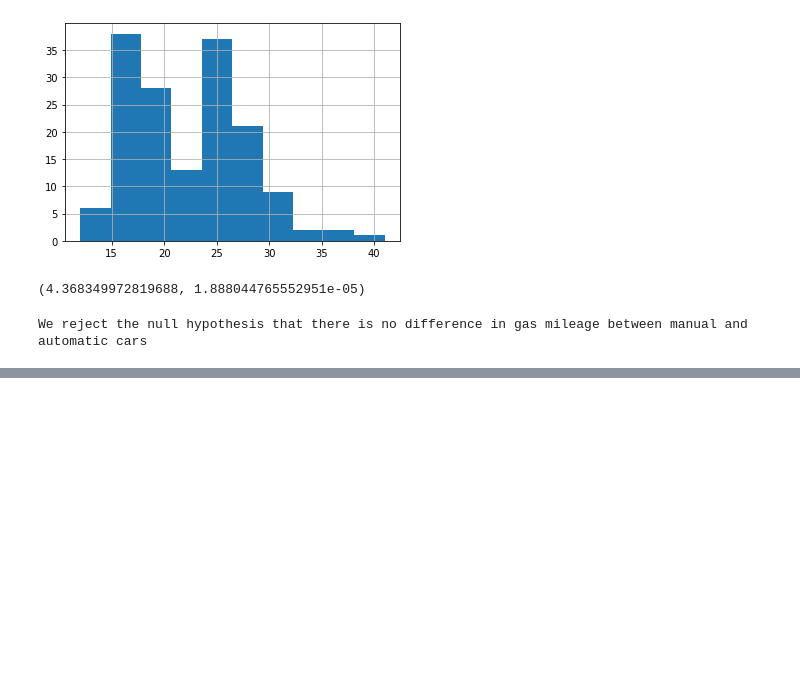
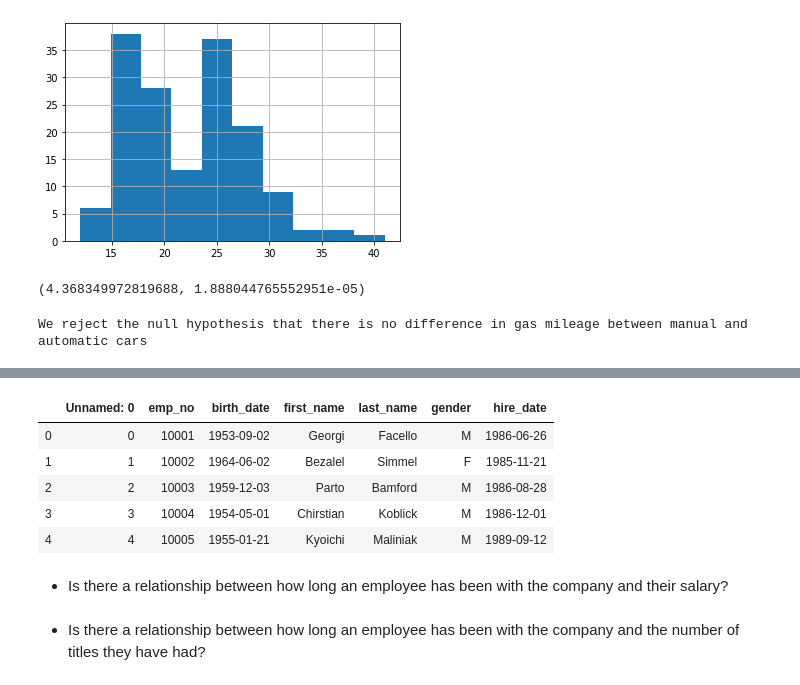
Before and after one commit to QuantumKane/statistics-exercises, a Jupyter notebook: hypothesis_testing.ipynb, the cells around one changed output, grey strips where cells are left out. Cells and saved outputs as stored; diff of their text form; code cells hidden in the pictures; blank space fills up the shorter version.

```diff
--- a/hypothesis_testing.ipynb
+++ b/hypothesis_testing.ipynb
@@ -212,0 +279,15 @@ We reject the null hypothesis that there is no difference in gas mileage between
+# %%
+# Loading the dataset
+df = pd.read_csv('employees.csv')
+df.head()
+# %% [output]
+|  | Unnamed: 0 | emp_no | birth_date | first_name | last_name | gender | hire_date |
+| 0 | 0 | 10001 | 1953-09-02 | Georgi | Facello | M | 1986-06-26 |
+| 1 | 1 | 10002 | 1964-06-02 | Bezalel | Simmel | F | 1985-11-21 |
+| 2 | 2 | 10003 | 1959-12-03 | Parto | Bamford | M | 1986-08-28 |
+| 3 | 3 | 10004 | 1954-05-01 | Chirstian | Koblick | M | 1986-12-01 |
+| 4 | 4 | 10005 | 1955-01-21 | Kyoichi | Maliniak | M | 1989-09-12 |
+# %% [markdown]
+- Is there a relationship between how long an employee has been with the company and their salary?
+# %% [markdown]
+- Is there a relationship between how long an employee has been with the company and the number of titles they have had?
```
Also changed, not shown: parts of 14 cells of this notebook.
